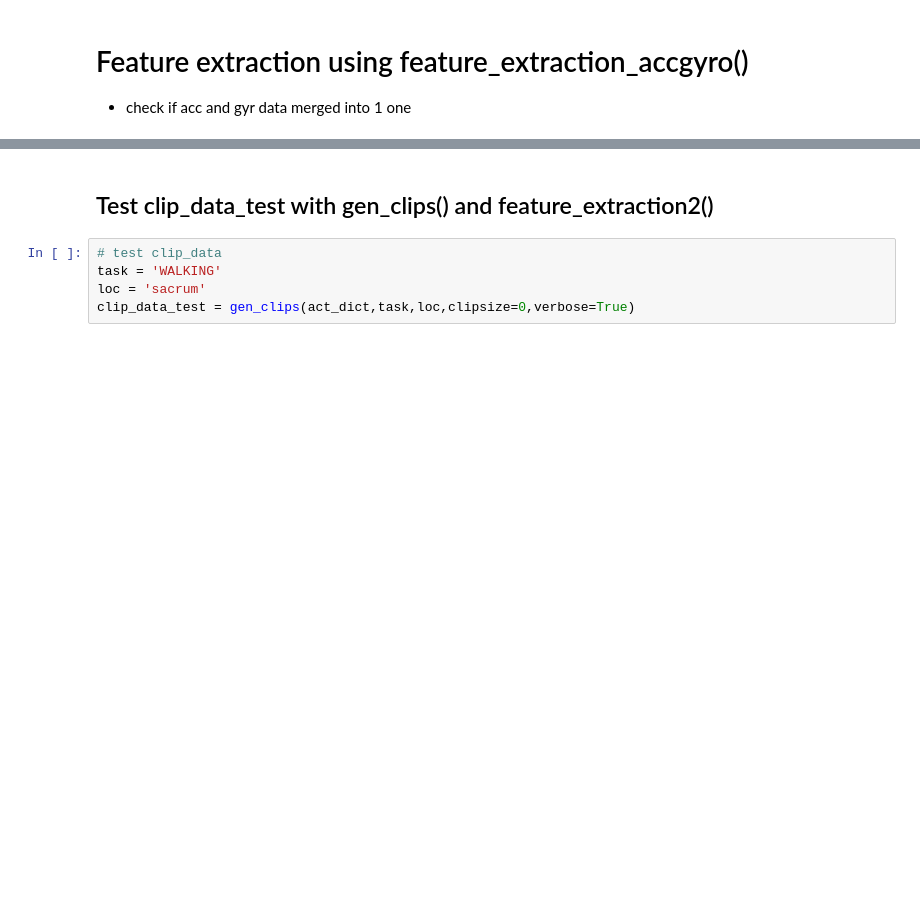
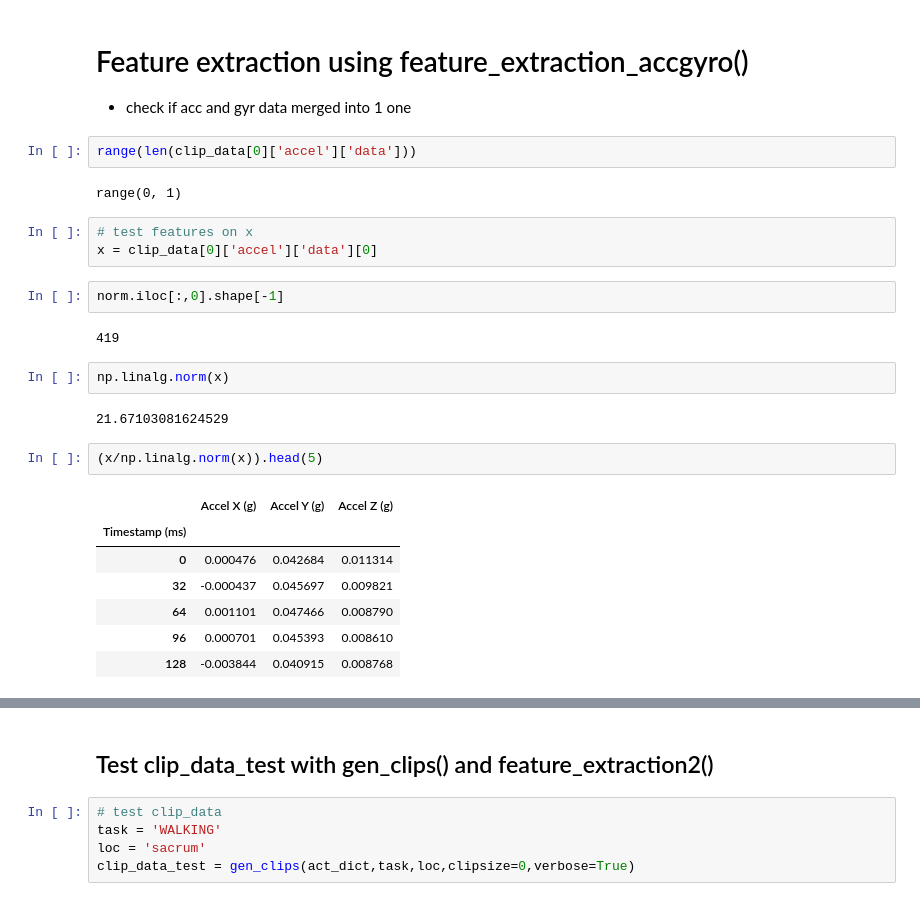
Before and after one commit to kamshee/activity-recognition-process, a Jupyter notebook: TestFeatures.ipynb, the cells around one changed output, grey strips where cells are left out. Cells and saved outputs as stored; diff of their text form; blank space fills up the shorter version.

```diff
--- a/TestFeatures.ipynb
+++ b/TestFeatures.ipynb
@@ -151,3 +167,28 @@ clip_data[3]['gyro']['features']
 # %% [markdown]
 # Feature extraction using feature_extraction_accgyro()
 - check if acc and gyr data merged into 1 one
+# %%
+range(len(clip_data[0]['accel']['data']))
+# %% [output]
+range(0, 1)
+# %%
+# test features on x
+x = clip_data[0]['accel']['data'][0]
+# %%
+norm.iloc[:,0].shape[-1]
+# %% [output]
+419
+# %%
+np.linalg.norm(x)
+# %% [output]
+21.67103081624529
+# %%
+(x/np.linalg.norm(x)).head(5)
+# %% [output]
+|  | Accel X (g) | Accel Y (g) | Accel Z (g) |
+| Timestamp (ms) |  |  |  |
+| 0 | 0.000476 | 0.042684 | 0.011314 |
+| 32 | -0.000437 | 0.045697 | 0.009821 |
+| 64 | 0.001101 | 0.047466 | 0.008790 |
+| 96 | 0.000701 | 0.045393 | 0.008610 |
+| 128 | -0.003844 | 0.040915 | 0.008768 |
```
Also changed, not shown: parts of 26 cells of this notebook, 3 other files.
